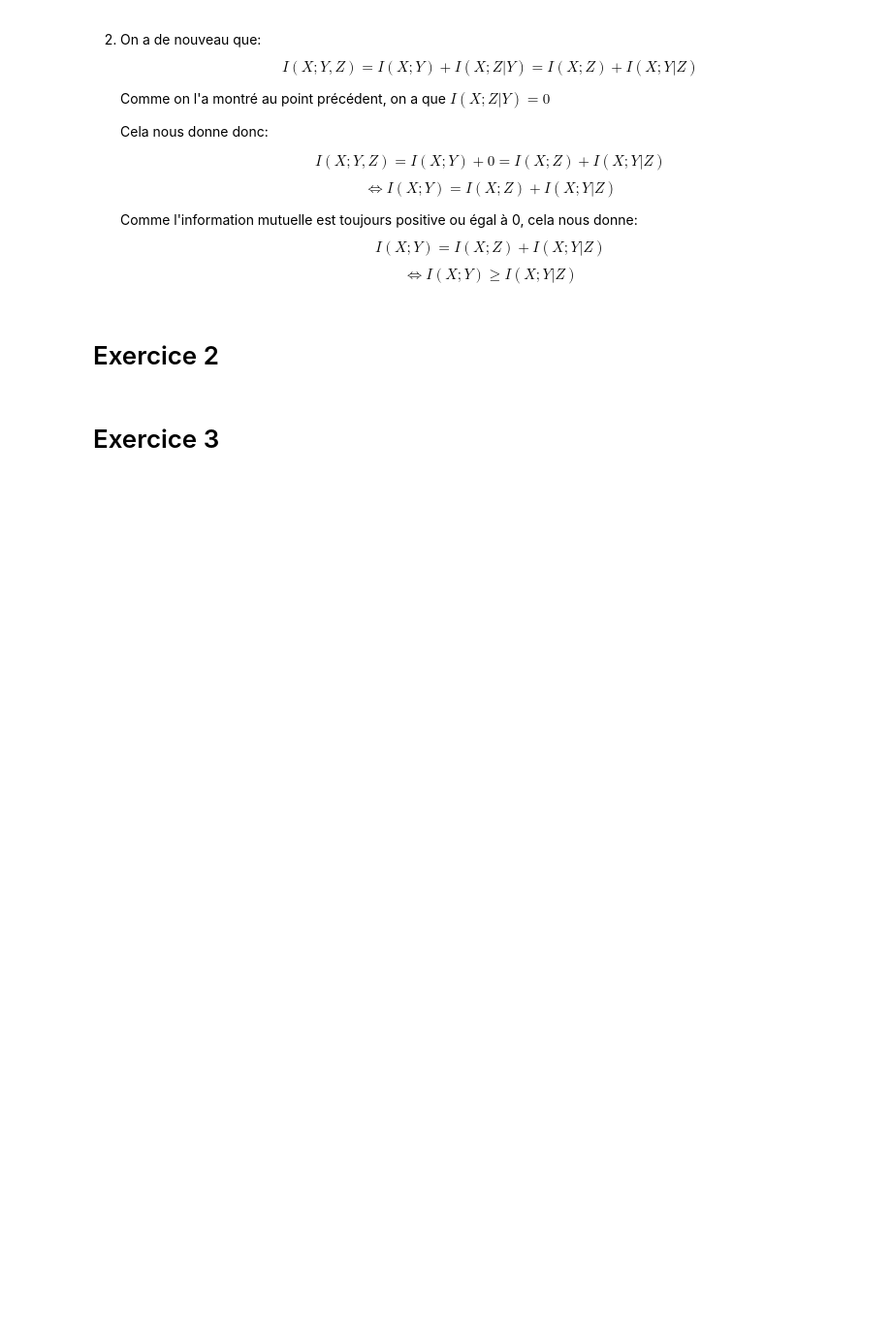
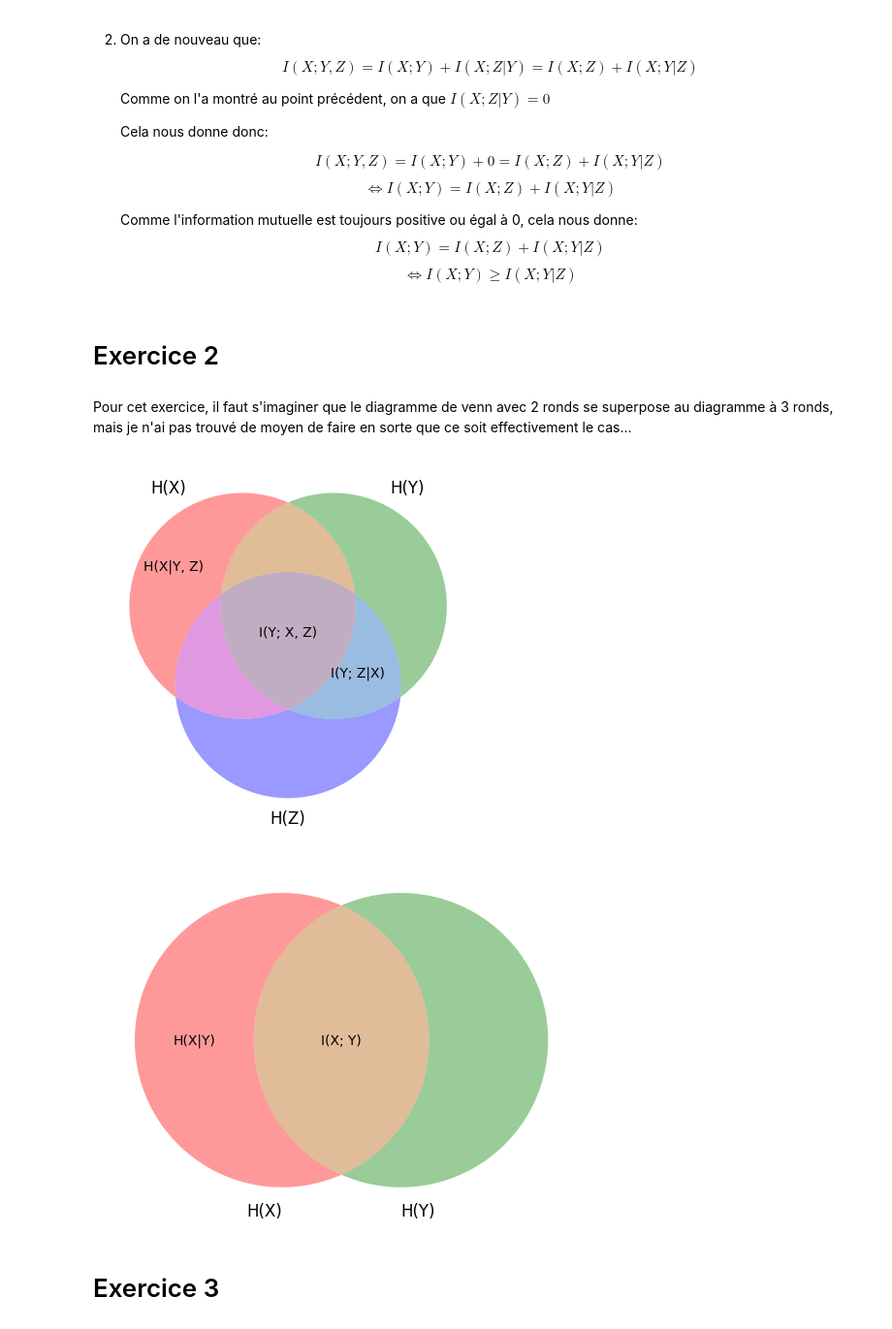
Before and after one commit to Arkanthara/information_theory_for_data_science_and_machine_learning, a Jupyter notebook: Michel_Donnet_Problem_Set_8.ipynb, the cells around one changed output. Shown: that part at 97% size. Cells and saved outputs as stored; diff of their text form; code cells hidden in the pictures; blank space fills up the shorter version.

Commit message:
Exercice 2 fini

```diff
--- a/Michel_Donnet_Problem_Set_8.ipynb
+++ b/Michel_Donnet_Problem_Set_8.ipynb
@@ -56,6 +56,30 @@ Voici les preuves que je propose:
    $$\Leftrightarrow \boxed{I(X; Y) \geq I(X; Y|Z)}$$
 # %% [markdown]
 # Exercice 2
+# %% [markdown]
+Pour cet exercice, il faut s'imaginer que le diagramme de venn avec 2 ronds se superpose au diagramme à 3 ronds, mais je n'ai pas trouvé de moyen de faire en sorte que ce soit effectivement le cas...
+# %%
+import matplotlib.pyplot as plt
+from matplotlib_venn import venn2, venn3, venn3_circles
+import matplotlib_venn as ven
+
+# Make a Basic Venn
+v = venn3(subsets=(1, 1, 1, 1, 1, 1, 1), set_labels = ('H(X)', 'H(Y)', 'H(Z)'))
+v.get_label_by_id('100').set_text("H(X|Y, Z)")
+v.get_label_by_id('001').set_text("")
+v.get_label_by_id('111').set_text("I(Y; X, Z)")
+v.get_label_by_id('011').set_text("I(Y; Z|X)")
+v.get_label_by_id('010').set_text("")
+v.get_label_by_id('101').set_text("")
+v.get_label_by_id('110').set_text("")
+plt.show()
+v = venn2(subsets=(1, 1, 1), set_labels =("H(X)", "H(Y)"))
+v.get_label_by_id('10').set_text("H(X|Y)")
+v.get_label_by_id('11').set_text("I(X; Y)")
+v.get_label_by_id('01').set_text("")
+# %% [output]
+[figure, added]
+[figure, added]
 # %% [markdown]
 # Exercice 3
 # %% [markdown]
```
